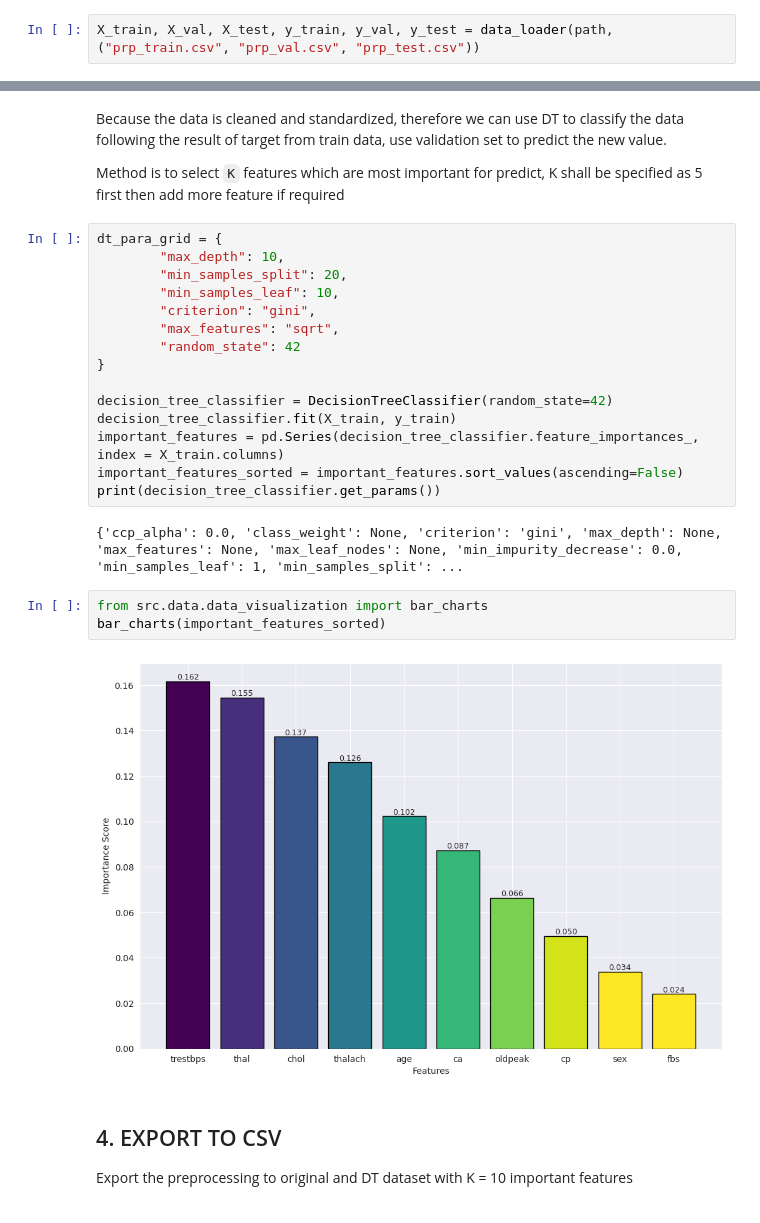
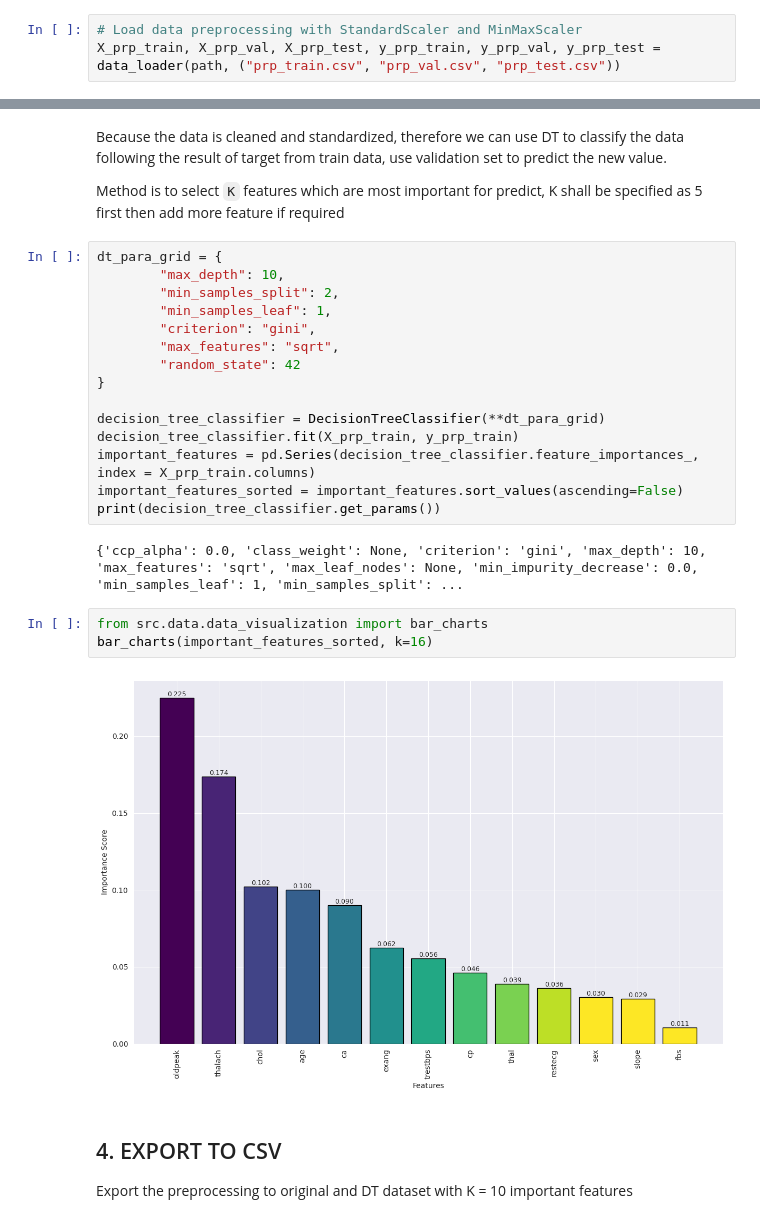
Before and after one commit to isenginer/AIVN_Project4.2_Heart_Disease, a Jupyter notebook: notebooks/02_data_eda.ipynb, the cells around one changed output, grey strips where cells are left out. Saved outputs shown, nothing was run; the diff lists cells and outputs as text.

```diff
--- a/notebooks/02_data_eda.ipynb
+++ b/notebooks/02_data_eda.ipynb
@@ -23,7 +23,8 @@ from src.data.data_engineering import data_loader
 
 path = "../dataset/"
 # %%
-X_train, X_val, X_test, y_train, y_val, y_test = data_loader(path, ("prp_train.csv", "prp_val.csv", "prp_test.csv"))
+# Load data preprocessing with StandardScaler and MinMaxScaler
+X_prp_train, X_prp_val, X_prp_test, y_prp_train, y_prp_val, y_prp_test = data_loader(path, ("prp_train.csv", "prp_val.csv", "prp_test.csv"))
 # %% [output]
 ✅ Load data from ('prp_train.csv', 'prp_val.csv', 'prp_test.csv') successfully
 # %%
@@ -59,25 +64,25 @@ Method is to select `K` features which are most important for predict, K shall b
 # %%
 dt_para_grid = {
         "max_depth": 10,
-        "min_samples_split": 20,
-        "min_samples_leaf": 10,
+        "min_samples_split": 2,
+        "min_samples_leaf": 1,
         "criterion": "gini",
         "max_features": "sqrt",
         "random_state": 42
 }
 
-decision_tree_classifier = DecisionTreeClassifier(random_state=42)
-decision_tree_classifier.fit(X_train, y_train)
-important_features = pd.Series(decision_tree_classifier.feature_importances_, index = X_train.columns)
+decision_tree_classifier = DecisionTreeClassifier(**dt_para_grid)
+decision_tree_classifier.fit(X_prp_train, y_prp_train)
+important_features = pd.Series(decision_tree_classifier.feature_importances_, index = X_prp_train.columns)
 important_features_sorted = important_features.sort_values(ascending=False)
 print(decision_tree_classifier.get_params())
 # %% [output]
-{'ccp_alpha': 0.0, 'class_weight': None, 'criterion': 'gini', 'max_depth': None, 'max_features': None, 'max_leaf_nodes': None, 'min_impurity_decrease': 0.0, 'min_samples_leaf': 1, 'min_samples_split': ...
+{'ccp_alpha': 0.0, 'class_weight': None, 'criterion': 'gini', 'max_depth': 10, 'max_features': 'sqrt', 'max_leaf_nodes': None, 'min_impurity_decrease': 0.0, 'min_samples_leaf': 1, 'min_samples_split': ...
 # %%
 from src.data.data_visualization import bar_charts
-bar_charts(important_features_sorted)
+bar_charts(important_features_sorted, k=16)
 # %% [output]
-[figure, old version]
+[figure, new version]
 # %% [markdown]
 ## 4. EXPORT TO CSV
 
```
Also changed, not shown: parts of 4 cells of this notebook, 14 other files.
